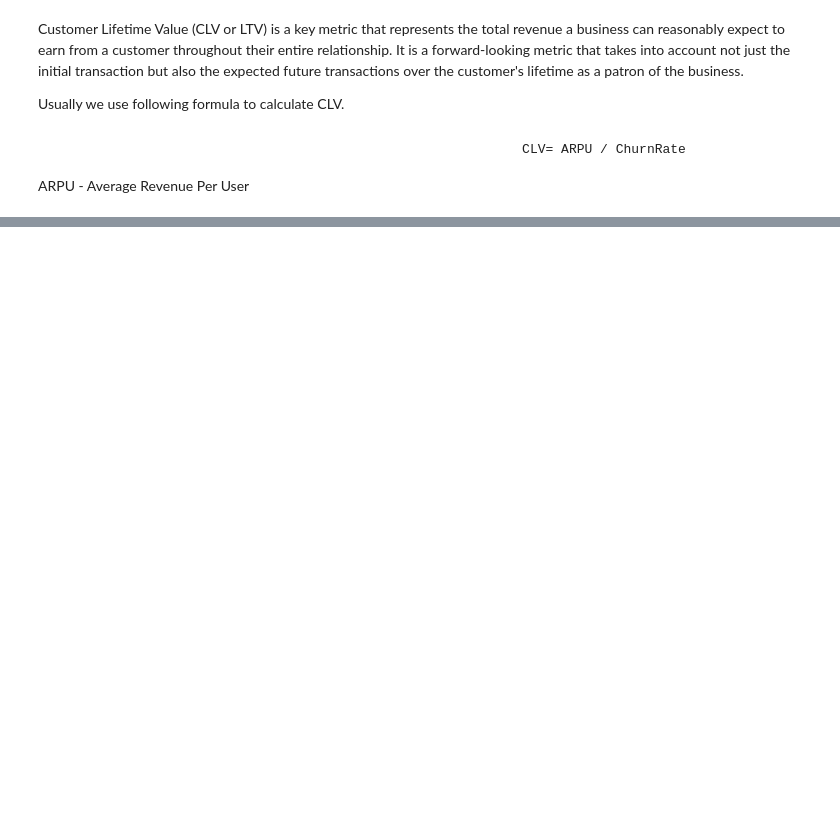
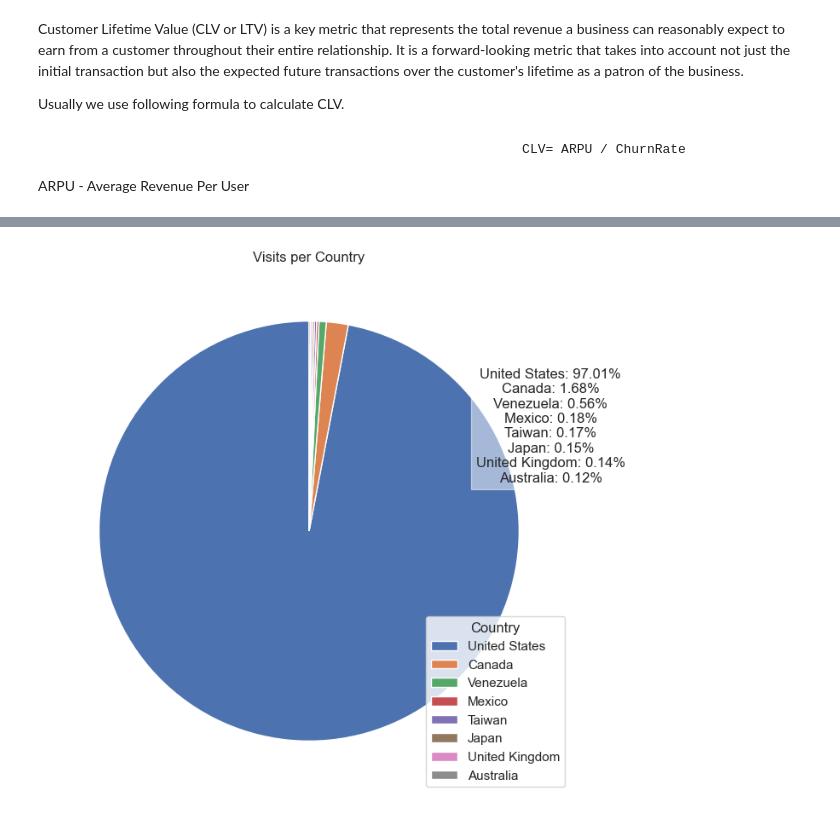
Before and after one commit to abhishekchauhanbyte/Data-Analysis-Cdp, a Jupyter notebook: Ecommerce_DA_project_latest.ipynb, the cells around one changed output, grey strips where cells are left out. Cells and saved outputs as stored; diff of their text form; code cells hidden in the pictures; blank space fills up the shorter version.

```diff
--- a/Ecommerce_DA_project_latest.ipynb
+++ b/Ecommerce_DA_project_latest.ipynb
@@ -698,0 +730,5 @@ ARPU - Average Revenue Per User
+# %%
+country_visits_df = resampled_df.loc[:,'geoNetwork.country'].value_counts()[:8].reset_index()
+#since value counts by default give results in decreasing order we took top 8 rows
+country_visits_df['percentage'] = (country_visits_df['count'] / country_visits_df['count'].sum()) * 100
+country_visits_df
@@ -698,0 +767,18 @@ ARPU - Average Revenue Per User
+# %%
+def pie_chart(df_curr , title):
+    # Create a pie chart
+    sizes = df_curr['count']
+    labels = df_curr['geoNetwork.country']
+    percents = df_curr['percentage']
+    plt.figure(figsize=(8, 8))
+    plt.pie(sizes, labels=None, autopct='', startangle=90)
+    plt.gca().set_aspect('equal')  # Equal aspect ratio ensures that labels are outside the pie
+    plt.text(1.15, 0.5, '\n'.join([f'{label}: {round(percent,2)}%' for label, percent in zip(labels, percents)]),
+             horizontalalignment='center', verticalalignment='center', fontsize=12, bbox=dict(facecolor='white', alpha=0.5))
+    plt.legend(labels, title='Country', loc='lower right')
+    plt.title(title)
+    plt.show()
+# %%
+pie_chart(country_visits_df, "Visits per Country")
+# %% [output]
+[figure, added]
```
Also changed, not shown: parts of 14 cells of this notebook.
